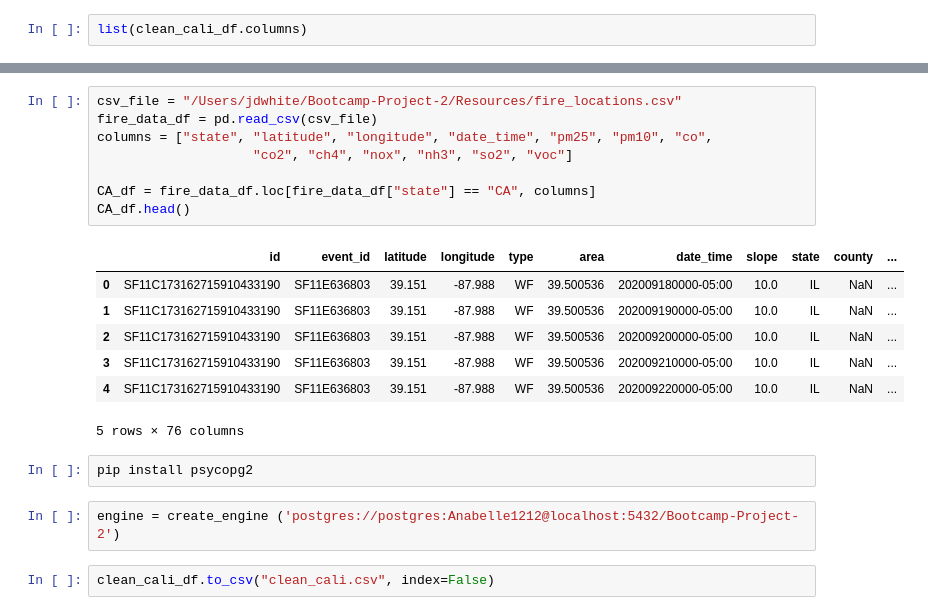
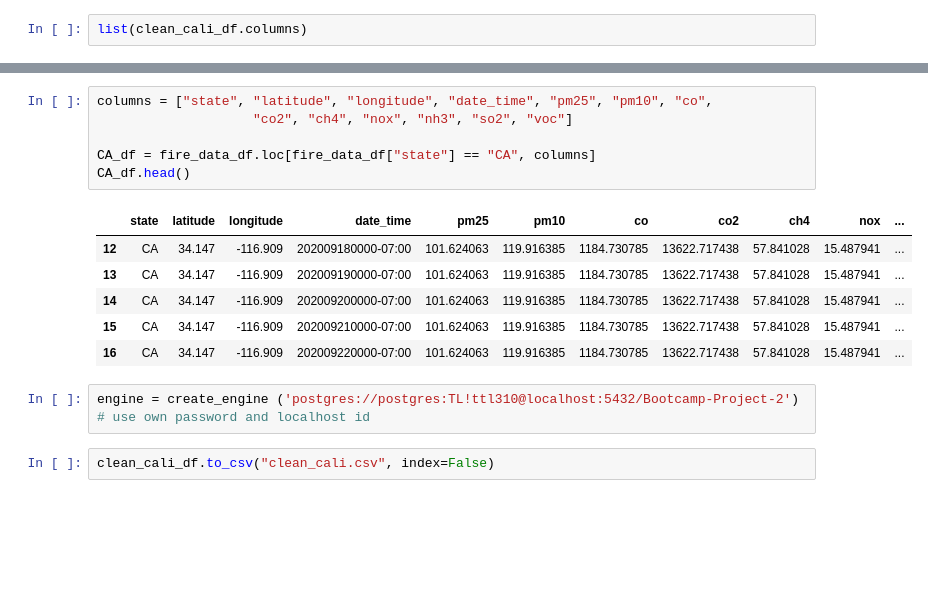
Before and after one commit to TrentELittle/Bootcamp-Project-2, a Jupyter notebook: Bootcamp-Project-2.ipynb, the cells around one changed output, grey strips where cells are left out. Saved outputs shown, nothing was run; the diff lists cells and outputs as text; blank space fills up the shorter version.

```diff
--- a/Bootcamp-Project-2.ipynb
+++ b/Bootcamp-Project-2.ipynb
@@ -88,23 +96,19 @@ fire_data_df.head()
 # %%
-csv_file = "/Users/jdwhite/Bootcamp-Project-2/Resources/fire_locations.csv"
-fire_data_df = pd.read_csv(csv_file)
 columns = ["state", "latitude", "longitude", "date_time", "pm25", "pm10", "co",
                     "co2", "ch4", "nox", "nh3", "so2", "voc"]
 
 CA_df = fire_data_df.loc[fire_data_df["state"] == "CA", columns]
 CA_df.head()
 # %% [output]
-|  | id | event_id | latitude | longitude | type | area | date_time | slope | state | county | ... |
-| 0 | SF11C173162715910433190 | SF11E636803 | 39.151 | -87.988 | WF | 39.500536 | 202009180000-05:00 | 10.0 | IL | NaN | ... |
-| 1 | SF11C173162715910433190 | SF11E636803 | 39.151 | -87.988 | WF | 39.500536 | 202009190000-05:00 | 10.0 | IL | NaN | ... |
-| 2 | SF11C173162715910433190 | SF11E636803 | 39.151 | -87.988 | WF | 39.500536 | 202009200000-05:00 | 10.0 | IL | NaN | ... |
-| 3 | SF11C173162715910433190 | SF11E636803 | 39.151 | -87.988 | WF | 39.500536 | 202009210000-05:00 | 10.0 | IL | NaN | ... |
-| 4 | SF11C173162715910433190 | SF11E636803 | 39.151 | -87.988 | WF | 39.500536 | 202009220000-05:00 | 10.0 | IL | NaN | ... |
+|  | state | latitude | longitude | date_time | pm25 | pm10 | co | co2 | ch4 | nox | ... |
+| 12 | CA | 34.147 | -116.909 | 202009180000-07:00 | 101.624063 | 119.916385 | 1184.730785 | 13622.717438 | 57.841028 | 15.487941 | ... |
+| 13 | CA | 34.147 | -116.909 | 202009190000-07:00 | 101.624063 | 119.916385 | 1184.730785 | 13622.717438 | 57.841028 | 15.487941 | ... |
+| 14 | CA | 34.147 | -116.909 | 202009200000-07:00 | 101.624063 | 119.916385 | 1184.730785 | 13622.717438 | 57.841028 | 15.487941 | ... |
+| 15 | CA | 34.147 | -116.909 | 202009210000-07:00 | 101.624063 | 119.916385 | 1184.730785 | 13622.717438 | 57.841028 | 15.487941 | ... |
+| 16 | CA | 34.147 | -116.909 | 202009220000-07:00 | 101.624063 | 119.916385 | 1184.730785 | 13622.717438 | 57.841028 | 15.487941 | ... |
-5 rows × 76 columns
-# %%
-pip install psycopg2
 # %%
-engine = create_engine ('postgres://postgres:Anabelle1212@localhost:5432/Bootcamp-Project-2')
+engine = create_engine ('postgres://postgres:TL!ttl310@localhost:5432/Bootcamp-Project-2')
+# use own password and localhost id
 # %%
 clean_cali_df.to_csv("clean_cali.csv", index=False)
 # %%
```
Also changed, not shown: parts of 1 cell of this notebook.
